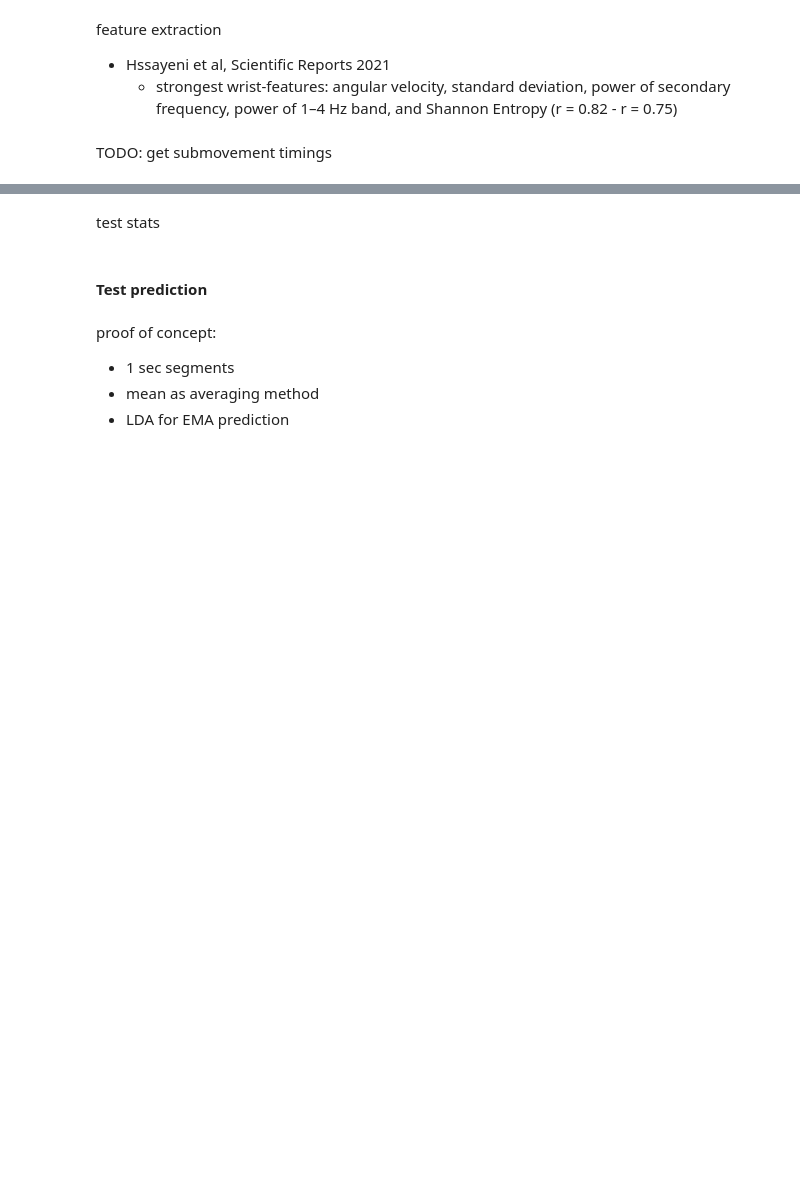
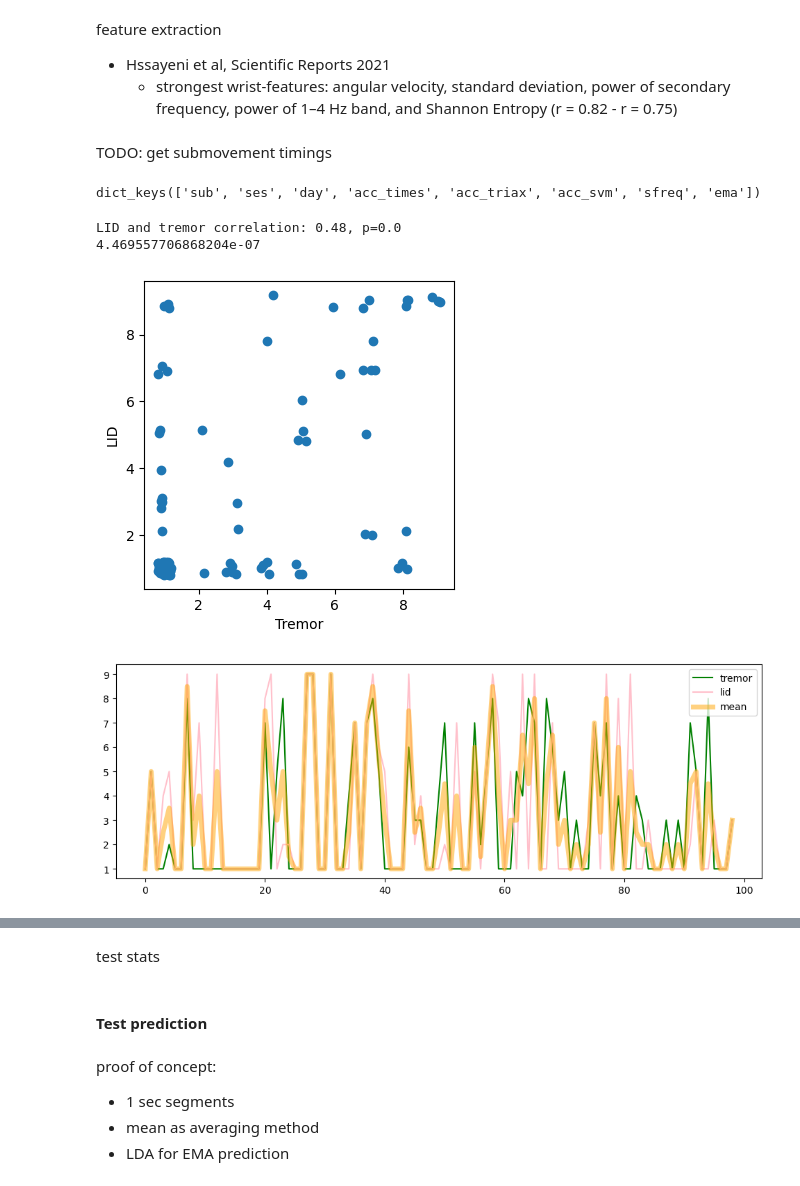
Before and after one commit to jgvhabets/EMA_clinic_validation, a Jupyter notebook: code/naturalistic_EMA.ipynb, the cells around one changed output, grey strips where cells are left out. Cells and saved outputs as stored; diff of their text form; code cells hidden in the pictures; blank space fills up the shorter version.

```diff
--- a/code/naturalistic_EMA.ipynb
+++ b/code/naturalistic_EMA.ipynb
@@ -367,12 +451,16 @@ Load ACC data, create SVM and filtered data wihtin the dataclass
 # %%
 # import naturalistic data via dbs_home repo
 
-sub_id = 'hm24'
+sub_id = 'hm20'
 ses_id = 'ses01'
 
+### test days for hm24-ses01
 # dev_day_selection = ['2025-07-17', '2025-07-18']
 # dev_day_selection = [f'2025-07-{d}' for d in np.arange(17, 31)]
 dev_day_selection = []
+
+### test days for hm20-ses01
+dev_day_selection = ['2025-05-31', '2025-06-01']
 
 home_dat = loadSubject(
     sub=sub_id,
@@ -417,8 +525,11 @@ class windowData:
             time_df = np.diff(self.acc_times[:5])[0]
             self.sfreq = int(dt.timedelta(seconds=1) / time_df)
 # %%
+ACC_SFREQ = 32
+ACC_MIN_PER_EMA = 15
+
 MIN_ACC_PRESENT = 0.5
-WIN_SAMPLES = (15 * 60 * 32)
+WIN_SAMPLES = (ACC_MIN_PER_EMA * 60 * ACC_SFREQ)
 # create dict with ACC data per EMA window
 
 win_dict_daily = {}  #  for plotting
@@ -604,6 +731,8 @@ def get_feats_for_window(
 from sklearn.decomposition import PCA
 # %%
 vars(windat).keys()
+# %% [output]
+dict_keys(['sub', 'ses', 'day', 'acc_times', 'acc_triax', 'acc_svm', 'sfreq', 'ema'])
 # %%
 trems = np.array([int(w.ema['Q7']) for w in all_windows])
 dys = np.array([int(w.ema['Q8']) for w in all_windows])
@@ -610,15 +741,34 @@ dys = np.array([int(w.ema['Q8']) for w in all_windows])
+# %%
+STAT, p = spearmanr(trems, dys)
+print(f'LID and tremor correlation: {STAT.round(2)}, p={p.round(5)}')
+print(p)
+# %% [output]
+LID and tremor correlation: 0.48, p=0.0
+4.469557706868204e-07
 # %%
-plt.scatter(trems + np.random.uniform(-.2, .2, len(trems)),
+fig, ax = plt.subplots(1, 1, figsize=(4, 4))
+
+ax.scatter(trems + np.random.uniform(-.2, .2, len(trems)),
             dys + np.random.uniform(-.2, .2, len(dys)))
-plt.xlabel('Tremor')
-plt.ylabel('LID')
+ax.set_xlabel('Tremor')
+ax.set_ylabel('LID')
 
 plt.show()
 
-plt.plot(trems, color='green')
-plt.plot(dys, color='orange', lw=5, alpha=.5,)
+
+
+fig, ax = plt.subplots(1, 1, figsize=(12, 4))
+
+ax.plot(trems, color='green', label='tremor',)
+ax.plot(dys, color='pink', label='lid')
+ax.plot(np.mean([trems, dys], axis=0), color='orange', lw=5, alpha=.5, label='mean')
+
+ax.legend()
 
 plt.show()
+# %% [output]
+[figure, added]
+[figure, added]
 # %%
 FEATS_INCL = {
     'jerk_magn': True,
```
Also changed, not shown: parts of 24 cells of this notebook, 1 other file.
